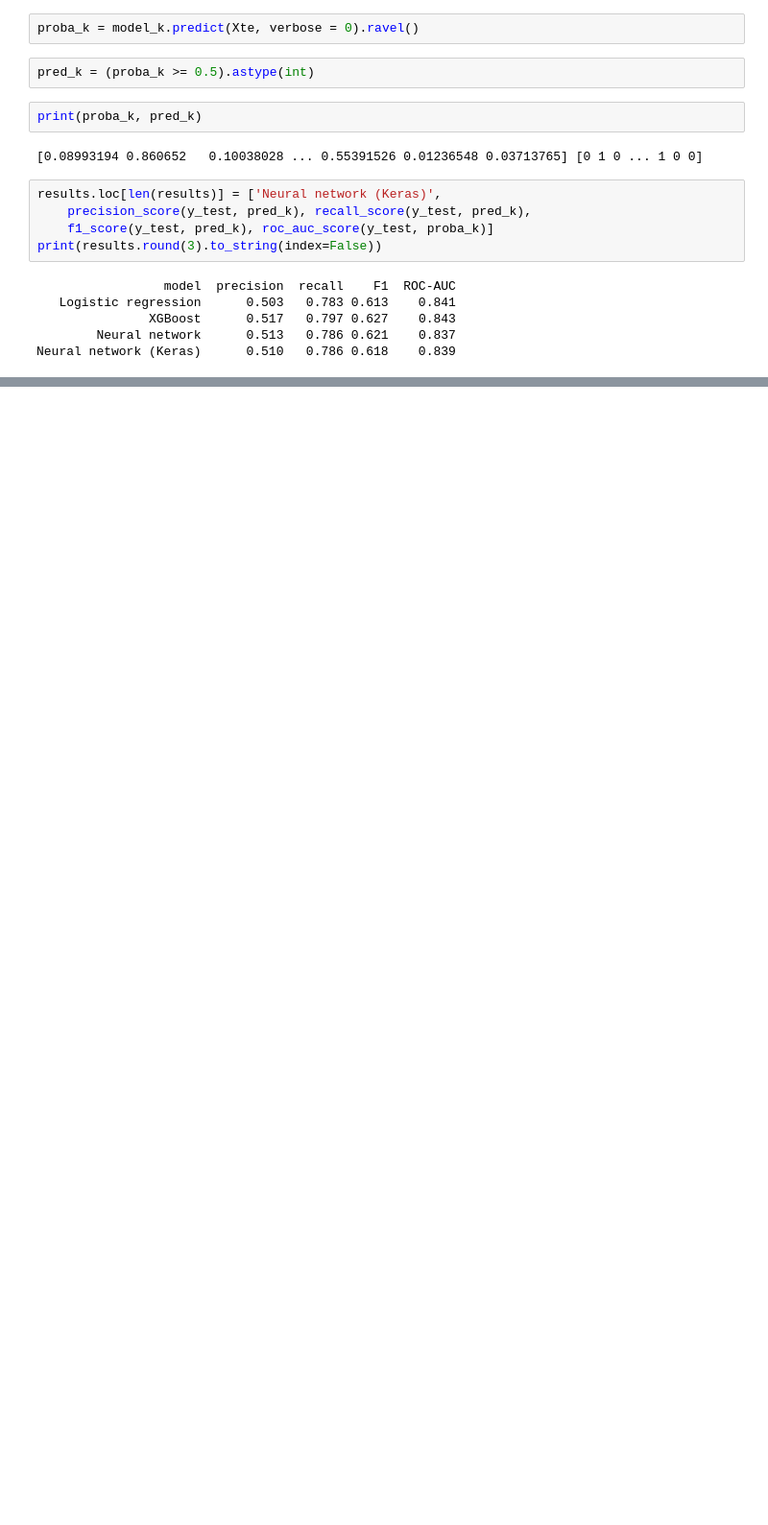
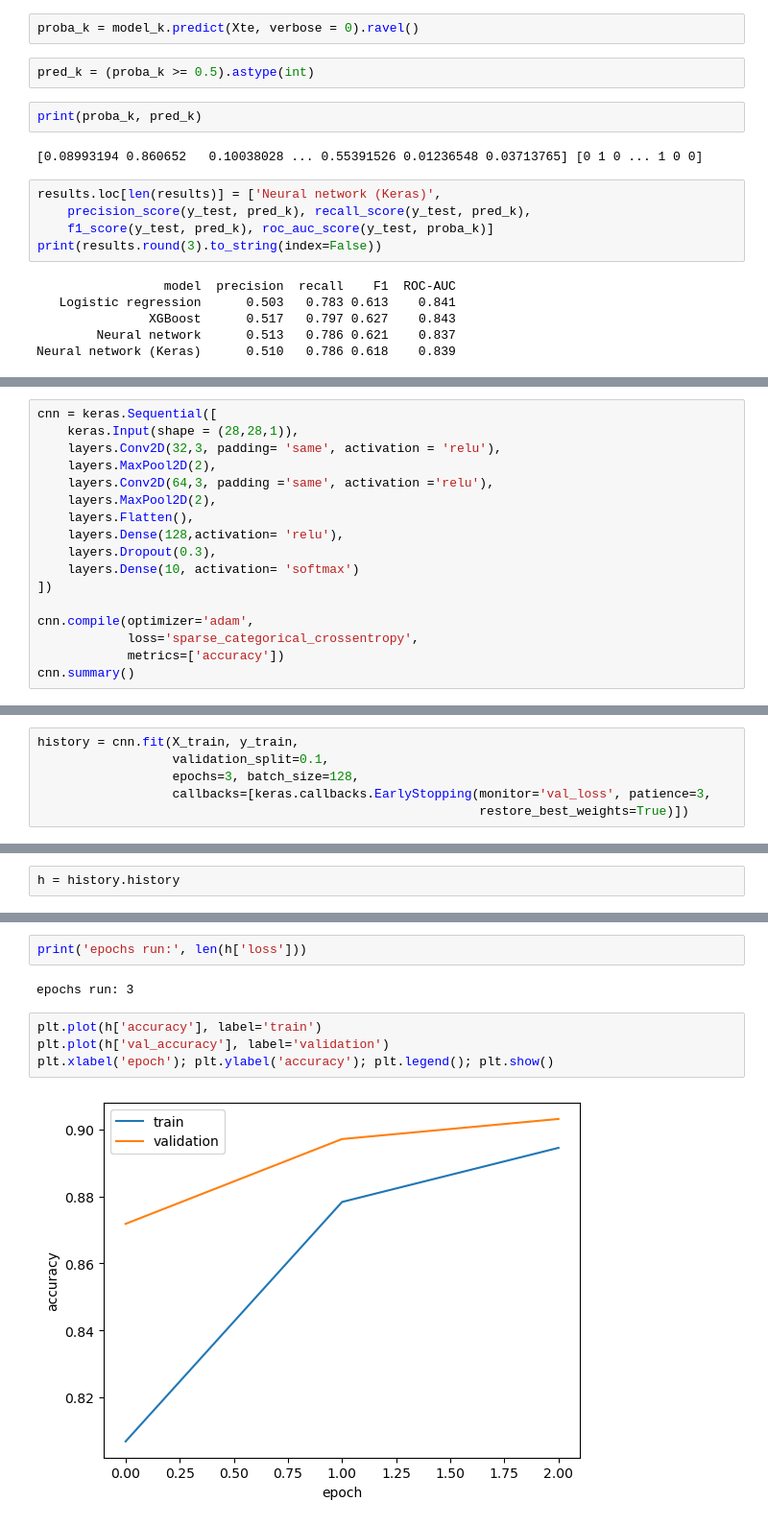
Before and after one commit to KirollosMessak/customer-churn-prediction, a Jupyter notebook: churn_prediction.ipynb, the cells around one changed output, grey strips where cells are left out. Shown at 96% size. Saved outputs shown, nothing was run; the diff lists cells and outputs as text; blank space fills up the shorter version.

```diff
--- a/churn_prediction.ipynb
+++ b/churn_prediction.ipynb
@@ -843,0 +874,17 @@ Neural network (Keras)      0.510   0.786 0.618    0.839
+# %%
+cnn = keras.Sequential([
+    keras.Input(shape = (28,28,1)),
+    layers.Conv2D(32,3, padding= 'same', activation = 'relu'),
+    layers.MaxPool2D(2),
+    layers.Conv2D(64,3, padding ='same', activation ='relu'),
+    layers.MaxPool2D(2),
+    layers.Flatten(),
+    layers.Dense(128,activation= 'relu'),
+    layers.Dropout(0.3),
+    layers.Dense(10, activation= 'softmax')
+])
+
+cnn.compile(optimizer='adam',
+            loss='sparse_categorical_crossentropy',
+            metrics=['accuracy'])
+cnn.summary()
@@ -843,0 +915,6 @@ Neural network (Keras)      0.510   0.786 0.618    0.839
+# %%
+history = cnn.fit(X_train, y_train,
+                  validation_split=0.1,
+                  epochs=3, batch_size=128,
+                  callbacks=[keras.callbacks.EarlyStopping(monitor='val_loss', patience=3,
+                                                           restore_best_weights=True)])
@@ -843,0 +928,2 @@ Neural network (Keras)      0.510   0.786 0.618    0.839
+# %%
+h = history.history
@@ -843,0 +937,10 @@ Neural network (Keras)      0.510   0.786 0.618    0.839
+# %%
+print('epochs run:', len(h['loss']))
+# %% [output]
+epochs run: 3
+# %%
+plt.plot(h['accuracy'], label='train')
+plt.plot(h['val_accuracy'], label='validation')
+plt.xlabel('epoch'); plt.ylabel('accuracy'); plt.legend(); plt.show()
+# %% [output]
+[figure, added]
```
Also changed, not shown: parts of 16 cells of this notebook, 1 other file.
